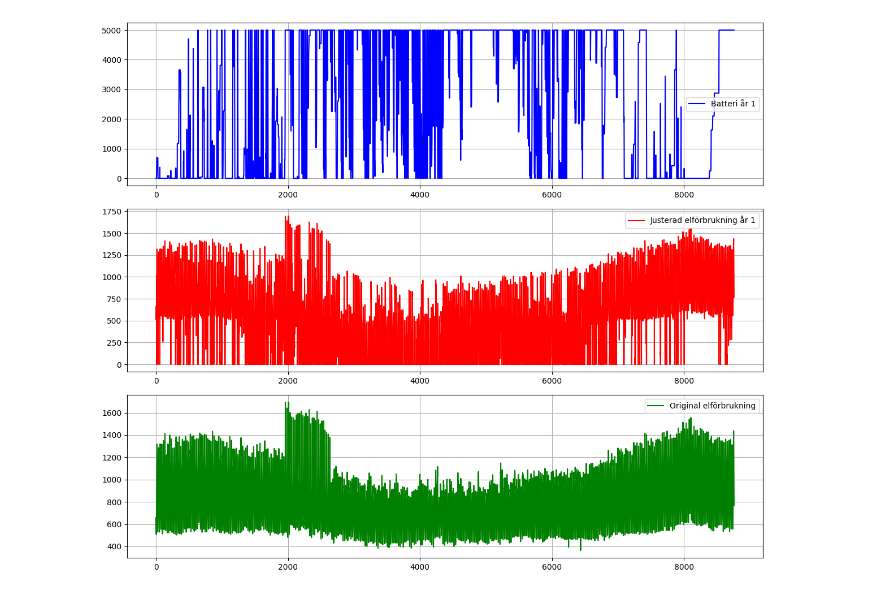
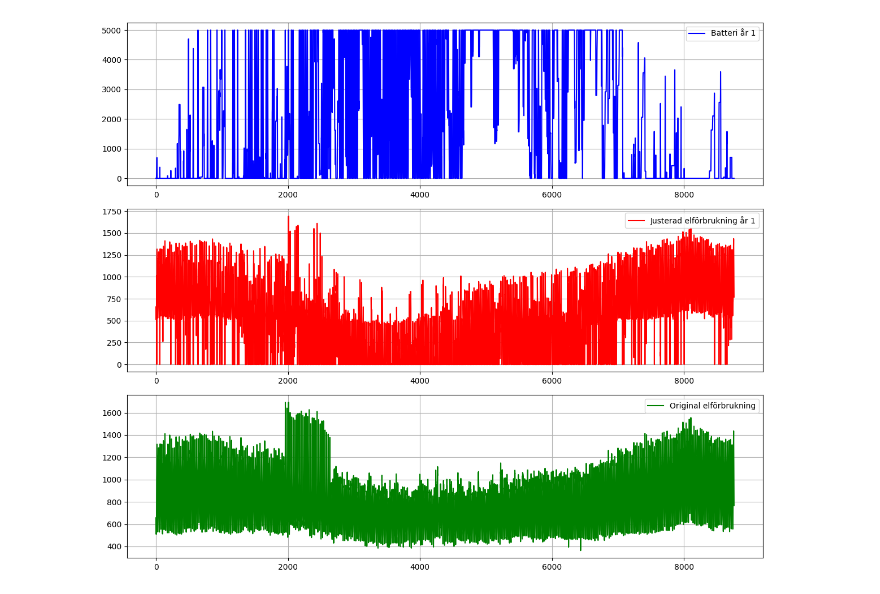
Before and after one commit to Jakobthuresson/Energigemenskaper, a Jupyter notebook: NyEGScript.ipynb, the cells around one changed output. Drawn from its saved outputs; the diff is of its cells as text; code cells hidden in the pictures.

```diff
--- a/NyEGScript.ipynb
+++ b/NyEGScript.ipynb
@@ -63,6 +63,7 @@ köptaTimmar = []  # Lista för köpta spotpriser och tid
 for tid, sol, abk, spot in zip(Spotpris.index, Sol, ABK_list, Spot_list):
     diff = abk - sol  # Skillnad mellan förbrukning och solproduktion
 
+
     if diff < 0:
         # Om solproduktionen är större än förbrukningen, ladda batteriet istället för att spara negativa värden
         batteriKapacitet = min(batteriKapacitet - diff, batteriMaxKapacitet)  # -diff eftersom diff är negativ
@@ -79,10 +80,10 @@ for tid, sol, abk, spot in zip(Spotpris.index, Sol, ABK_list, Spot_list):
                 batteriKapacitet = min(batteriKapacitet + sol, batteriMaxKapacitet)
                 elförbrukning.append(abk)
                 köptaTimmar.append((tid, spot))
-        elif 35 < spot < 100 and sol > 0:
+        elif 35 < spot < 51.51 and sol > 0:
             elförbrukning.append(diff)
             köptaTimmar.append((tid, spot))
-        elif spot >= 100:
+        elif spot >= 51.51:
             energiFrånBatteri = min(batteriKapacitet, diff, maxFrånBatteri)
             batteriKapacitet -= energiFrånBatteri
             köpt_el = max(0, diff - energiFrånBatteri)
@@ -96,40 +97,21 @@ for tid, sol, abk, spot in zip(Spotpris.index, Sol, ABK_list, Spot_list):
     battery_values.append(batteriKapacitet)
 
 
-# Konvertera elförbrukning till en NumPy-array
-elförbrukning_array = np.array(elförbrukning)
-
-# Hitta de 30 högsta värdena i elförbrukning
-top_30_indices = np.argsort(elförbrukning_array)[-30:]  # Index för de 30 största värdena
-
-# Hämta de faktiska tidsstämplarna från Spotpris.index
-top_30_times = Spotpris.index[top_30_indices]
-
-# Hämta de 30 största elförbrukningsvärdena
-top_30_values = elförbrukning_array[top_30_indices]
-
-# Sortera topp 30 i fallande ordning och behåll index
-sorted_pairs = sorted(zip(top_30_values, top_30_times), reverse=True)
-
-# Skriv ut de 30 högsta värdena tillsammans med originaltimmarna
-print("De 30 högsta elförbrukningsvärdena och deras timmar i Excel-filen:")
-
-for i, (value, original_time) in enumerate(sorted_pairs):
-    excel_rad = i + 8  # +8 för rubrikrad och 1-baserade index, och +1 för att börja från 1
-    print(f"{i+1}. Timme {original_time}  - Förbrukning: {value} (Excel rad: {excel_rad})")
-
 
 # Fyll på elförbrukningen om den är kortare än Spotpris.index
 if len(elförbrukning) < len(Spotpris.index):
     elförbrukning.extend([0] * (len(Spotpris.index) - len(elförbrukning)))
 
 
-# Skapa DataFrame med tid som index
+# Skapa DataFrame för de köpta timmarna
 köptaTimmar_df = pd.DataFrame(köptaTimmar, columns=["Tid", "Spotpris"])
 köptaTimmar_df.set_index("Tid", inplace=True)
 
-# Beräkna månatligt medelvärde för köpta spotpriser
-monthly_avg_E_köpt = köptaTimmar_df["Spotpris"].resample("M").mean()
+# Beräkna överföringsavgiften per timme för köpta timmar
+köptaTimmar_df["E"] = 4.004 + 0.0613 * köptaTimmar_df["Spotpris"]
+
+# Beräkna månatligt medelvärde för överföringsavgiften och elförbrukningen
+monthly_avg_E_köpt = köptaTimmar_df["E"].resample("M").mean()
 
 # Skapa DataFrame för den uppdaterade elförbrukningen
 elförbrukning_df = pd.DataFrame({"Tid": Spotpris.index, "elförbrukning": elförbrukning})
@@ -138,9 +120,10 @@ elförbrukning_df.set_index("Tid", inplace=True)
 # Beräkna månatligt medelvärde av den uppdaterade elförbrukningen
 monthly_avg_elförbrukning = elförbrukning_df["elförbrukning"].resample("M").mean()
 
-# Beräkna justerad överföringsavgift
+# Beräkna justerad överföringsavgift med den rätta metoden
 summaJusteradÖverf = (monthly_avg_E_köpt * monthly_avg_elförbrukning).sum()
 
+# Omvandla till kronor och addera den fasta abonnemangskostnaden
 summaJusteradÖverfKR = (summaJusteradÖverf / 100) + fastAbbKostnad
 
 # Filtrera elförbrukning endast för de köpta timmarna
@@ -192 +160 @@ Justerad elkostnad simulering: 7522993.268472429
-[figure, old version]
+[figure, new version]
```
Also changed, not shown: parts of 2 cells of this notebook.
